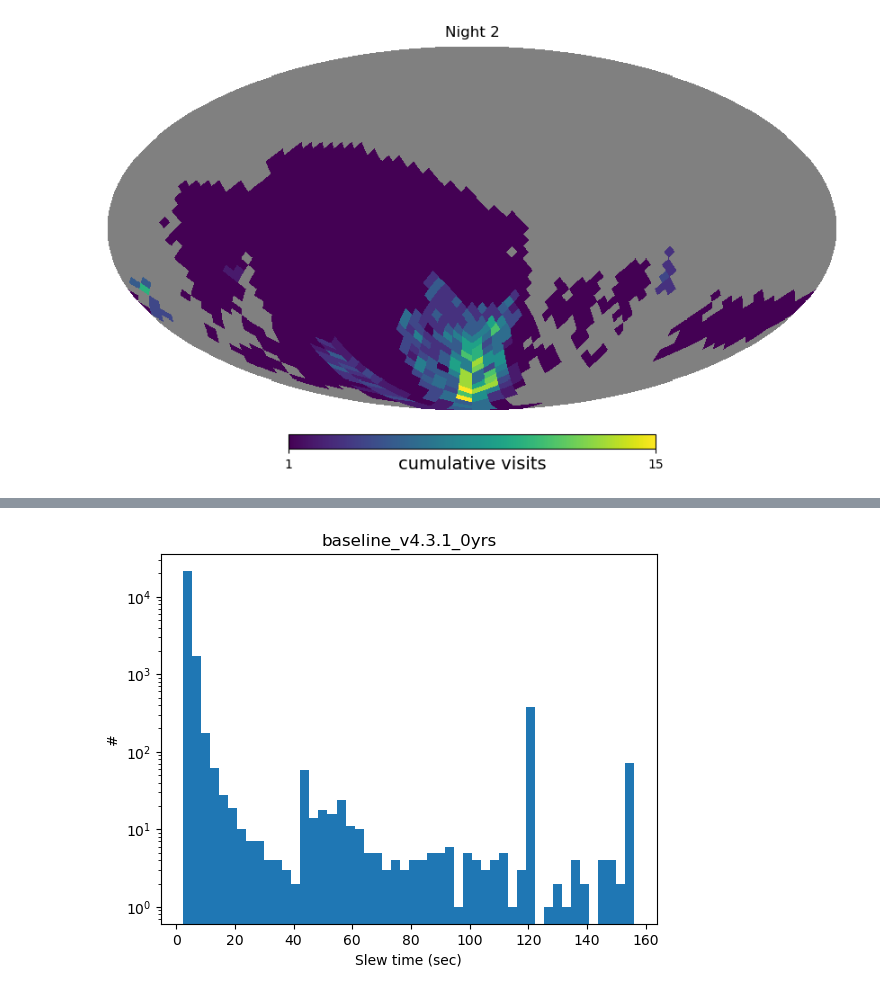
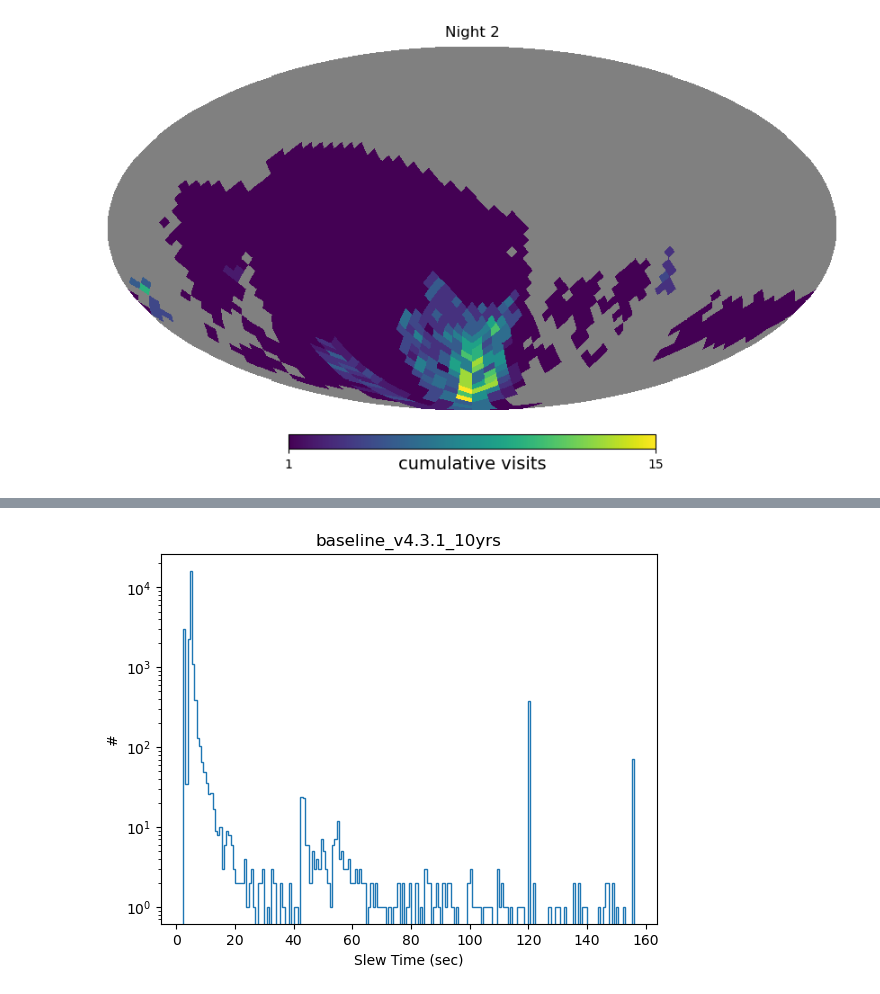
Before and after one commit to yoachim/25_scratch, a Jupyter notebook: maf_simple/simple_maf.ipynb, the cells around one changed output, grey strips where cells are left out. Cells and saved outputs as stored; diff of their text form; code cells hidden in the pictures.

```diff
--- a/maf_simple/simple_maf.ipynb
+++ b/maf_simple/simple_maf.ipynb
@@ -15,8 +16,12 @@ from rubin_sim.data import get_baseline
 # %%
 # Read in a small example visit history
 baseline_file = get_baseline()
+run_name = basename(baseline_file).replace('.db', '')
 con = sqlite3.connect(baseline_file)
-df = pd.read_sql("select * from observations where night < 61;", con).to_records(index=False)
+# Dataframe is handy for some calcs
+df = pd.read_sql("select * from observations where night < 61;", con)
+# But mostly want numpy array for speed.
+visits_array = df.to_records(index=False)
 con.close()
 # %%
 # Compute the mean airmass
@@ -163,8 +193,12 @@ pm(hp_array, rot=(0,90))
 # %%
 # make a histogram of the slewtimes
-info = {"run_name": "baseline_v4.3.1_0yrs"}
-info["metric: unit"] = "Slew time (sec)"
+info = {"run_name": "baseline_v4.3.1_10yrs"}
+info["metric: unit"] = "Slew Time (sec)"
+# Maybe this is just a function and not a class
 ph = PlotHist(info=info)
-fig = ph(df["slewTime"], log=True, bins=50)
+fig = ph(visits_array["slewTime"], log=True)
+# then something like:
+# show_maf_log = ShowMafLog(output_dir)
+# show_maf_log.fig_to_showmaf(fig, info)
 # %% [output]
-[figure, old version]
+[figure, new version]
```
Also changed, not shown: parts of 19 cells of this notebook, 1 other file.
